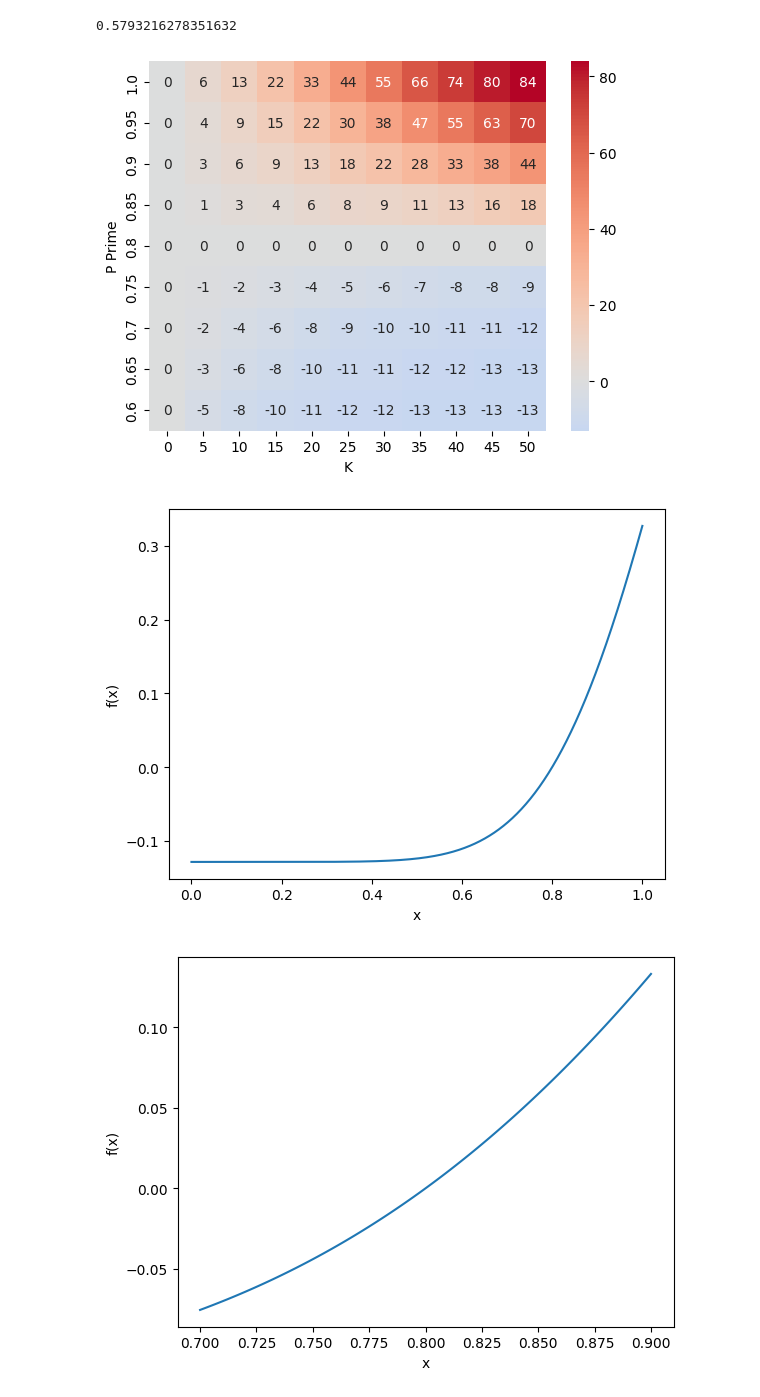
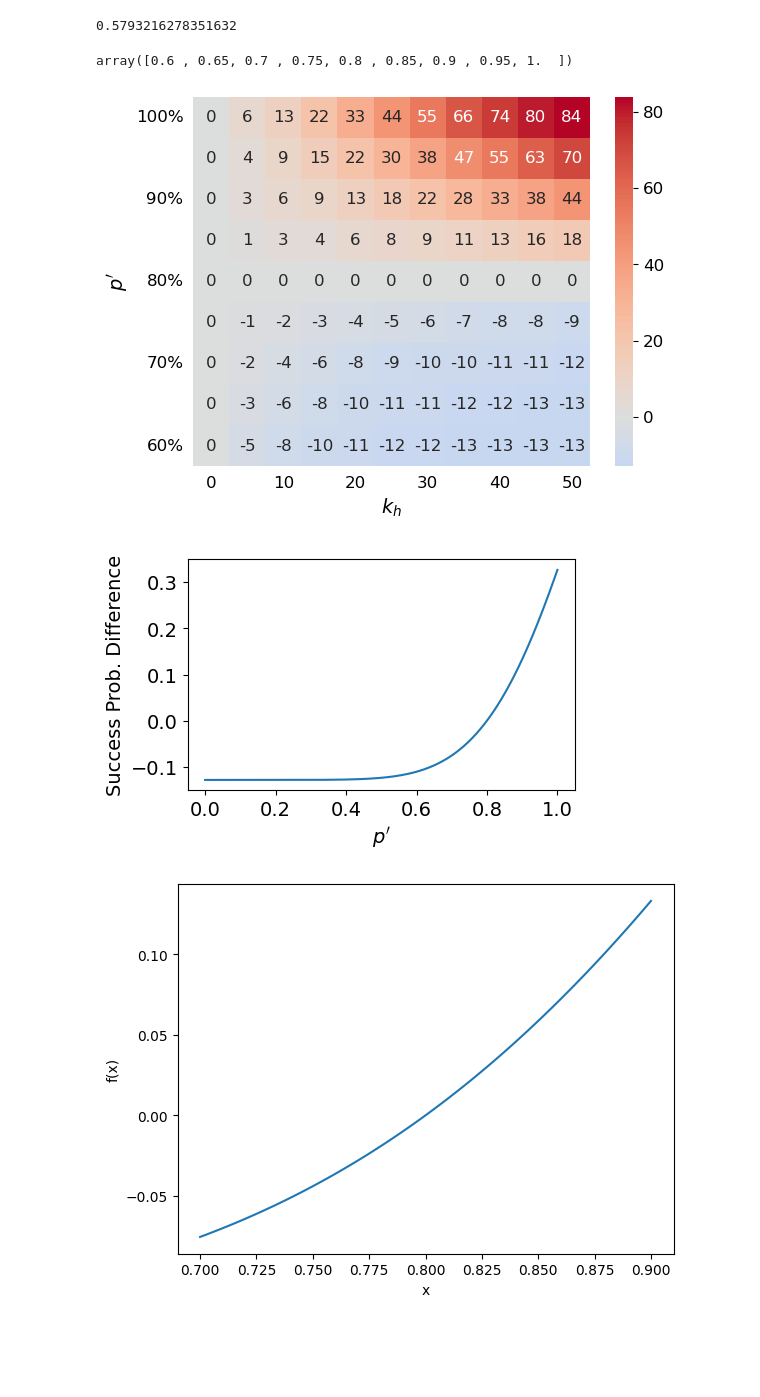
Before and after one commit to naveenr414/Concept-Learning, a Jupyter notebook: scripts/cem_scripts/Numerics.ipynb, the cells around one changed output. Cells and saved outputs as stored; diff of their text form; code cells hidden in the pictures; blank space fills up the shorter version.

Commit message:
Updated plotting

```diff
--- a/scripts/cem_scripts/Numerics.ipynb
+++ b/scripts/cem_scripts/Numerics.ipynb
@@ -80,27 +81,41 @@ for i,p_prime in enumerate(p_prime_vals):
     for j,k in enumerate(k_vals):
         p_prime = min(p_prime,1)
         values[i,j] = round((success_probability(n_fixed,p_fixed,A_fixed,p_prime,k)-baseline)*100)
+# %%
+p_prime_vals
+# %% [output]
+array([0.6 , 0.65, 0.7 , 0.75, 0.8 , 0.85, 0.9 , 0.95, 1.  ])
 # %%
-ax = sns.heatmap(values,xticklabels=[round(i,2) for i in k_vals], yticklabels=[round(i,2) for i in p_prime_vals],
-                 center=0, cmap='coolwarm', annot=True)
+ax = sns.heatmap(values,xticklabels=[round(i,2) if i%10 == 0 else '' for i in k_vals], yticklabels=[str(round(i*100))+"%" if round(i*100)%10 == 0 else '' for i in p_prime_vals],
+                 center=0, cmap='coolwarm', annot=True, annot_kws={"fontsize":12})
 ax.invert_yaxis()
-plt.xlabel("K")
-plt.ylabel("P Prime")
+ax.tick_params(left=False, bottom=False)
+cbar = ax.collections[0].colorbar
+cbar.ax.tick_params(labelsize=12)
+plt.xlabel("$k_h$",fontsize=14)
+plt.ylabel("$p'$",fontsize=14)
+plt.xticks(fontsize=12)
+plt.yticks(fontsize=12, rotation=0)
+plt.savefig('../Figures/heatmap_numerics.pdf', dpi=300, bbox_inches='tight')
 plt.show()
 # %% [output]
-[figure, old version]
+[figure, new version]
 # %%
 k_fixed = 20
 # %%
 x = np.linspace(0,1,1000)
 y = success_probability(n_fixed,p_fixed,A_fixed,x,k_fixed)-baseline
 # %%
+plt.figure(figsize=(5,3))
 plt.plot(x, y)
-plt.xlabel('x')
-plt.ylabel('f(x)')
+plt.xlabel('$p\'$',fontsize=14)
+plt.ylabel('Success Prob. Difference',fontsize=14)
+plt.xticks(fontsize=14)
+plt.yticks(fontsize=14)
+plt.savefig('../Figures/lineplot_numerics.pdf', dpi=300, bbox_inches='tight')
 plt.show()
 # %% [output]
-[figure, old version]
+[figure, new version]
 # %%
 x = np.linspace(0.7,0.9,100)
 y = success_probability(n_fixed,p_fixed,A_fixed,x,k_fixed)-baseline
```
Also changed, not shown: parts of 2 cells of this notebook, 2 other files.
